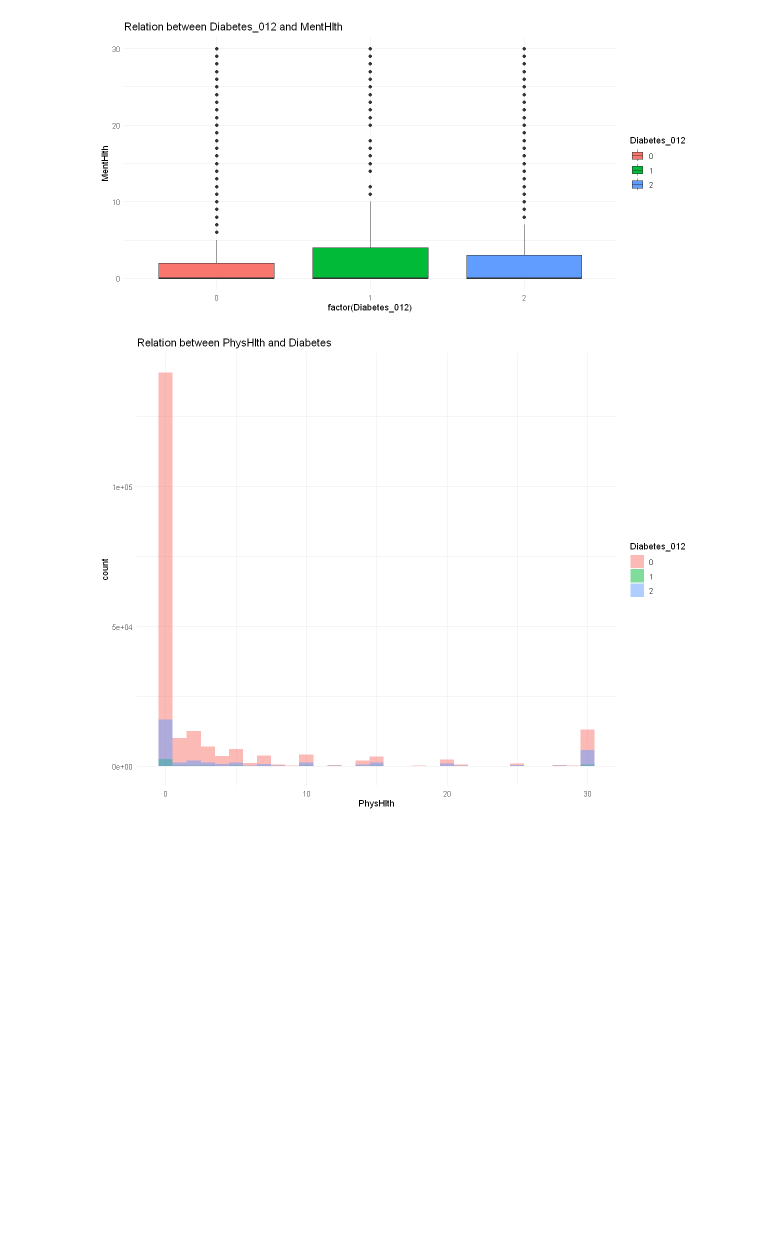
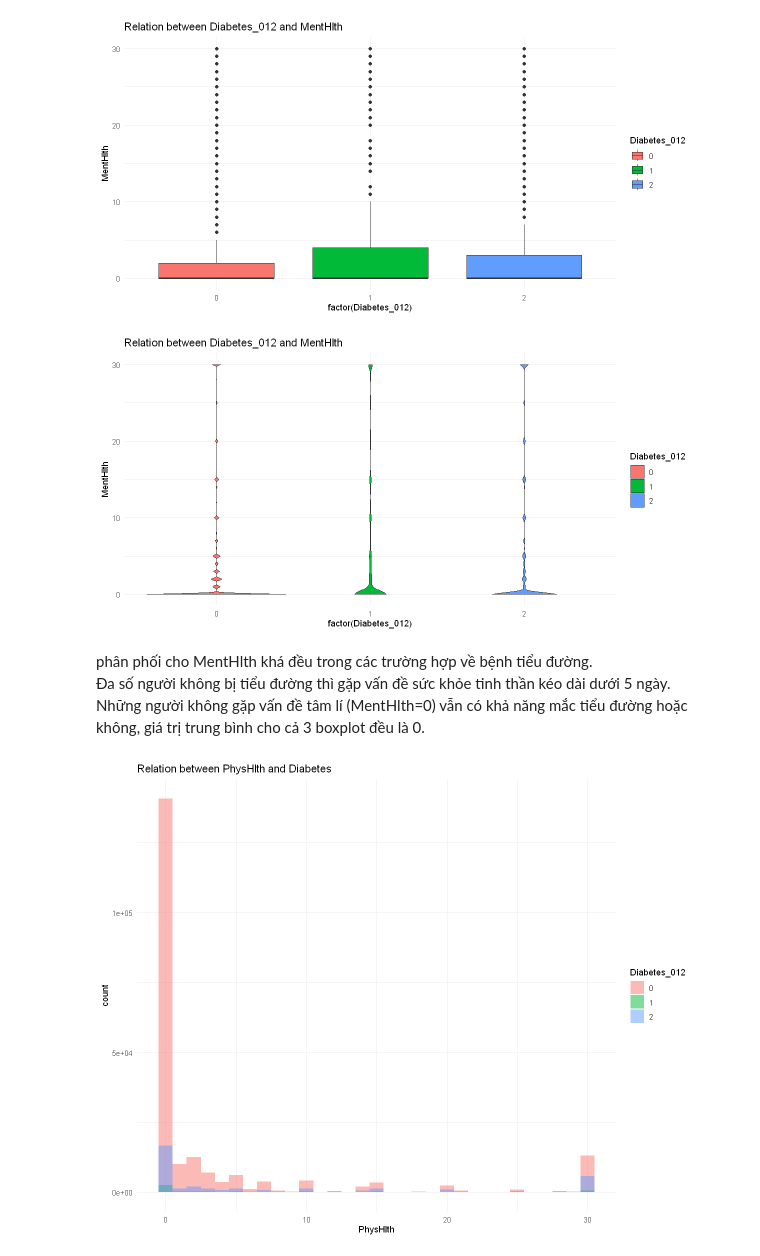
Before and after one commit to NgokNgo/Diabetes-Prediction, a Jupyter notebook: Rcode/EDA_r.ipynb, the cells around one changed output. Cells and saved outputs as stored; diff of their text form; code cells hidden in the pictures; blank space fills up the shorter version.

```diff
--- a/Rcode/EDA_r.ipynb
+++ b/Rcode/EDA_r.ipynb
@@ -449,6 +455,17 @@ ggplot(df, aes(x = factor(Diabetes_012), y = MentHlth, fill = factor(Diabetes_01
   labs(fill = "Diabetes_012", title = "Relation between Diabetes_012 and MentHlth")
 # %% [output]
 [figure]
+# %%
+ggplot(df, aes(x = factor(Diabetes_012), y = MentHlth, fill = factor(Diabetes_012))) +
+  geom_violin() +
+  theme_minimal() +
+  labs(fill = "Diabetes_012", title = "Relation between Diabetes_012 and MentHlth")
+# %% [output]
+[figure, added]
+# %% [markdown]
+phân phối cho MentHlth khá đều trong các trường hợp về bệnh tiểu đường.
+Đa số người không bị tiểu đường thì gặp vấn đề sức khỏe tinh thần kéo dài dưới 5 ngày.
+Những người không gặp vấn đề tâm lí (MentHlth=0) vẫn có khả năng mắc tiểu đường hoặc không, giá trị trung bình cho cả 3 boxplot đều là 0.
 # %%
 ggplot(df, aes(x = PhysHlth, fill = factor(Diabetes_012))) +
   geom_histogram(position = "identity", alpha = 0.5, bins = 31) +
```
Also changed, not shown: parts of 39 cells of this notebook, 6 other files.
